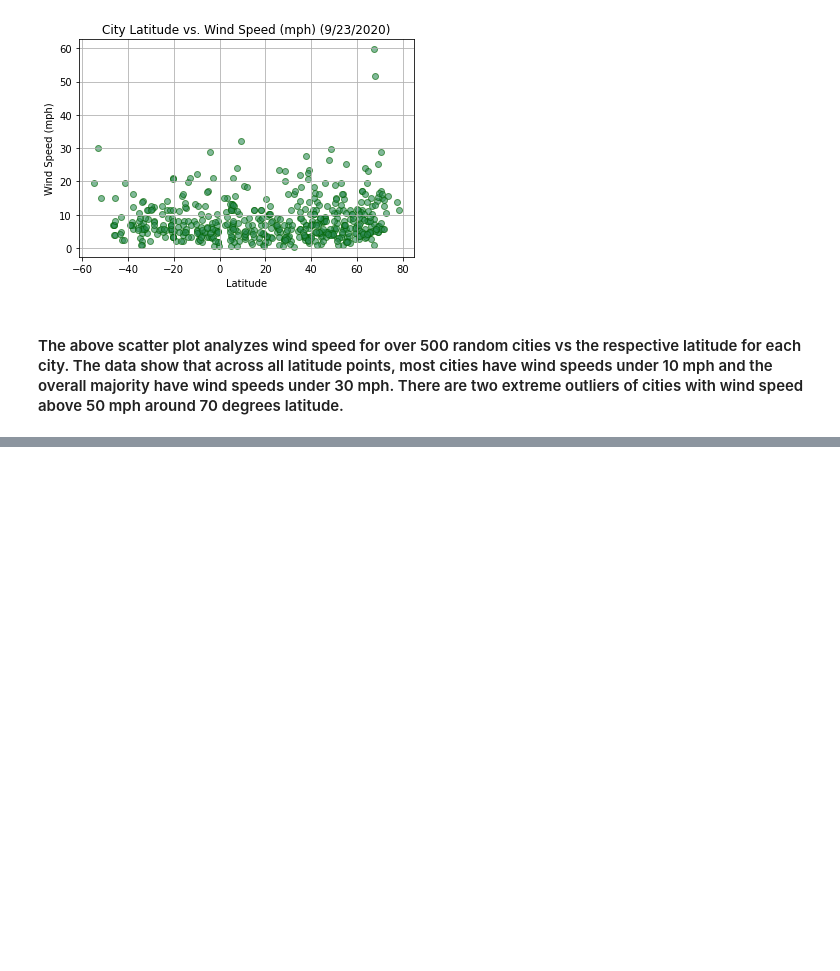
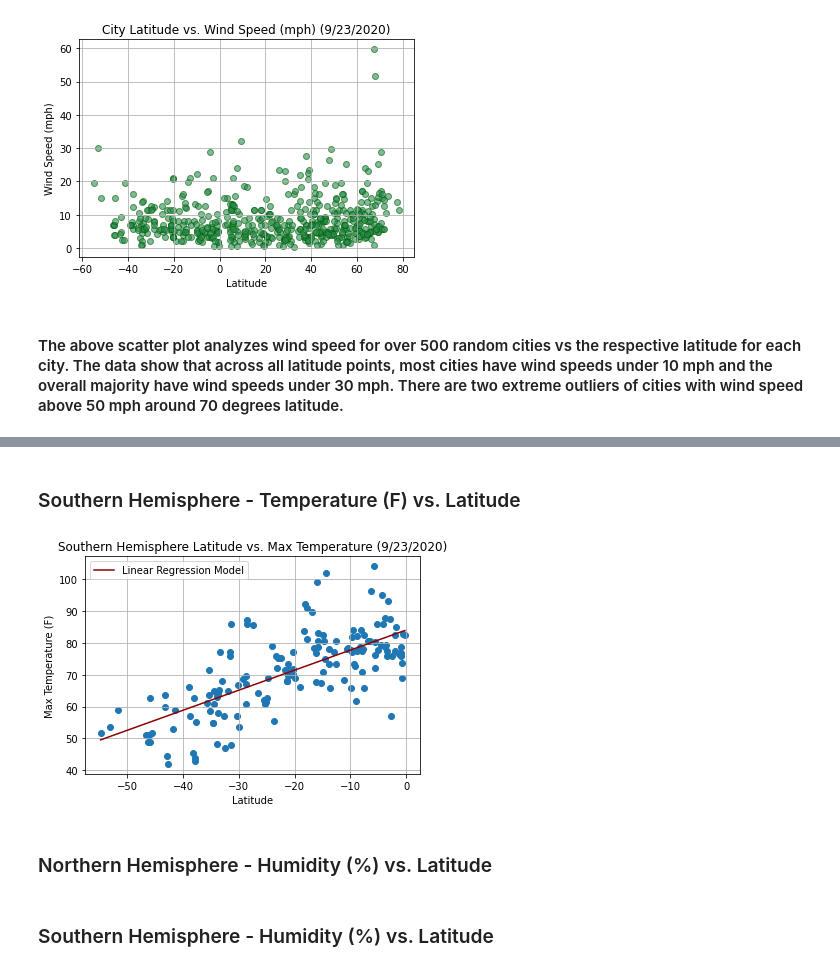
Before and after one commit to alplky/python-APIs-challenge, a Jupyter notebook: WeatherPy/WeatherPy.ipynb, the cells around one changed output, grey strips where cells are left out. Drawn from its saved outputs; the diff is of its cells as text; code cells hidden in the pictures; blank space fills up the shorter version.

```diff
--- a/WeatherPy/WeatherPy.ipynb
+++ b/WeatherPy/WeatherPy.ipynb
@@ -214,0 +263,36 @@ plt.show()
+# %% [markdown]
+### Southern Hemisphere - Temperature (F) vs. Latitude
+# %%
+#create variables for plotting
+southern_temp = southern_hem["max_temp_f"]
+
+#create x and y for training the model
+X_ST = [[e] for e in southern_lat]
+y_st = southern_temp
+
+#estabish model
+model = LinearRegression()
+
+#fit and train the model
+model.fit(X_ST, y_st)
+
+#create predict funtion for plotting
+def predict_function(southern_lat):
+    return model.predict([[southern_lat]])[0]
+
+#create range and predict for plotting
+x_range_st = np.arange(min(southern_lat), max(southern_lat), 0.01)
+predict_southern_temp = [predict_function(e) for e in x_range_st]
+# %%
+#create plot
+plt.scatter(southern_lat, southern_temp)
+plt.title("Southern Hemisphere Latitude vs. Max Temperature (9/23/2020)")
+plt.xlabel("Latitude")
+plt.ylabel("Max Temperature (F)")
+plt.grid()
+plt.plot(x_range_st, predict_southern_temp, color="darkred", label="Linear Regression Model")
+plt.legend()
+plt.savefig("Images/southern_maxtemp_plot.png")
+plt.show()
+# %% [output]
+[figure, added]
@@ -214,0 +301,2 @@ plt.show()
+# %% [markdown]
+### Northern Hemisphere - Humidity (%) vs. Latitude
@@ -214,0 +305,2 @@ plt.show()
+# %% [markdown]
+### Southern Hemisphere - Humidity (%) vs. Latitude
```
Also changed, not shown: parts of 17 cells of this notebook.
